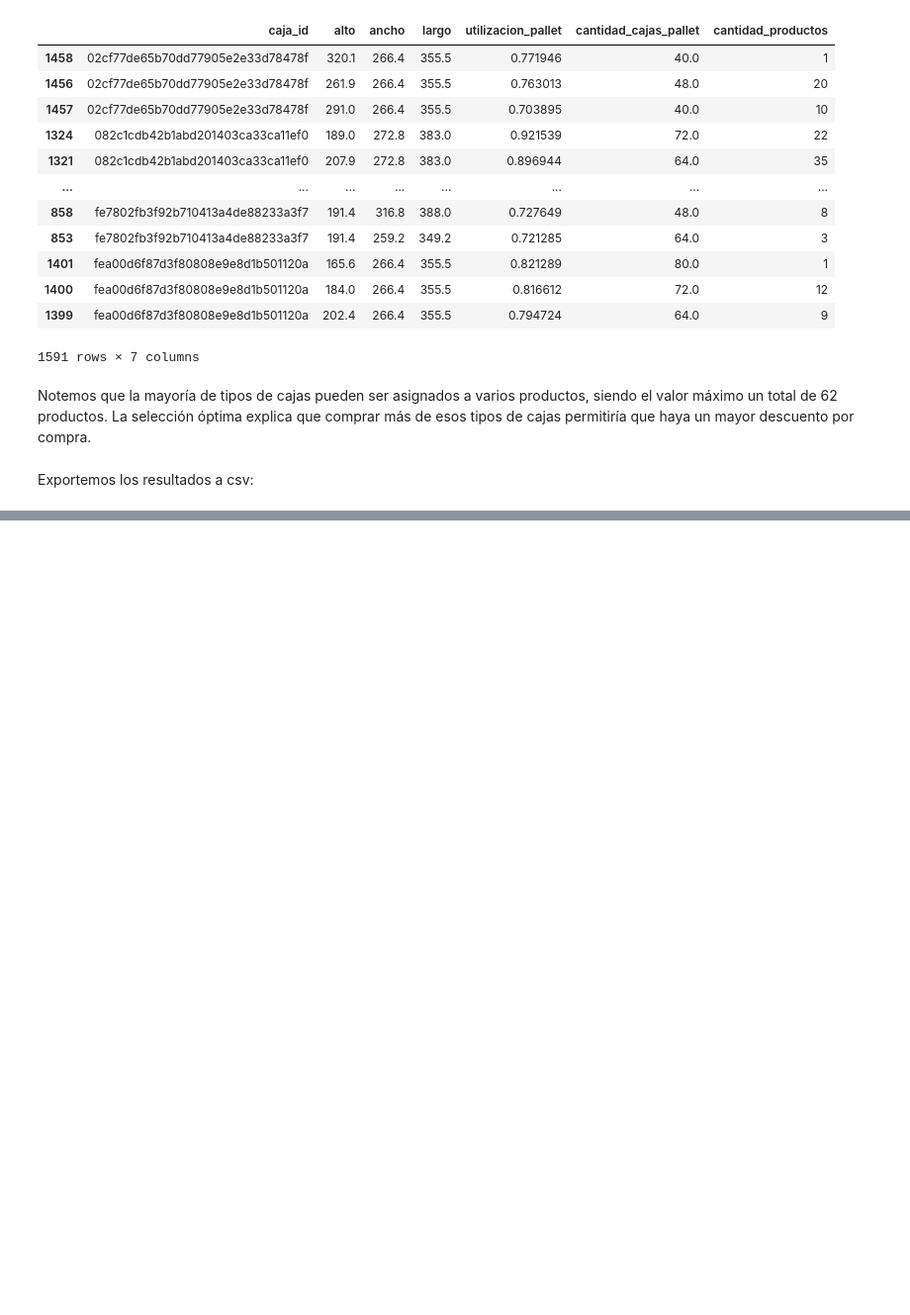
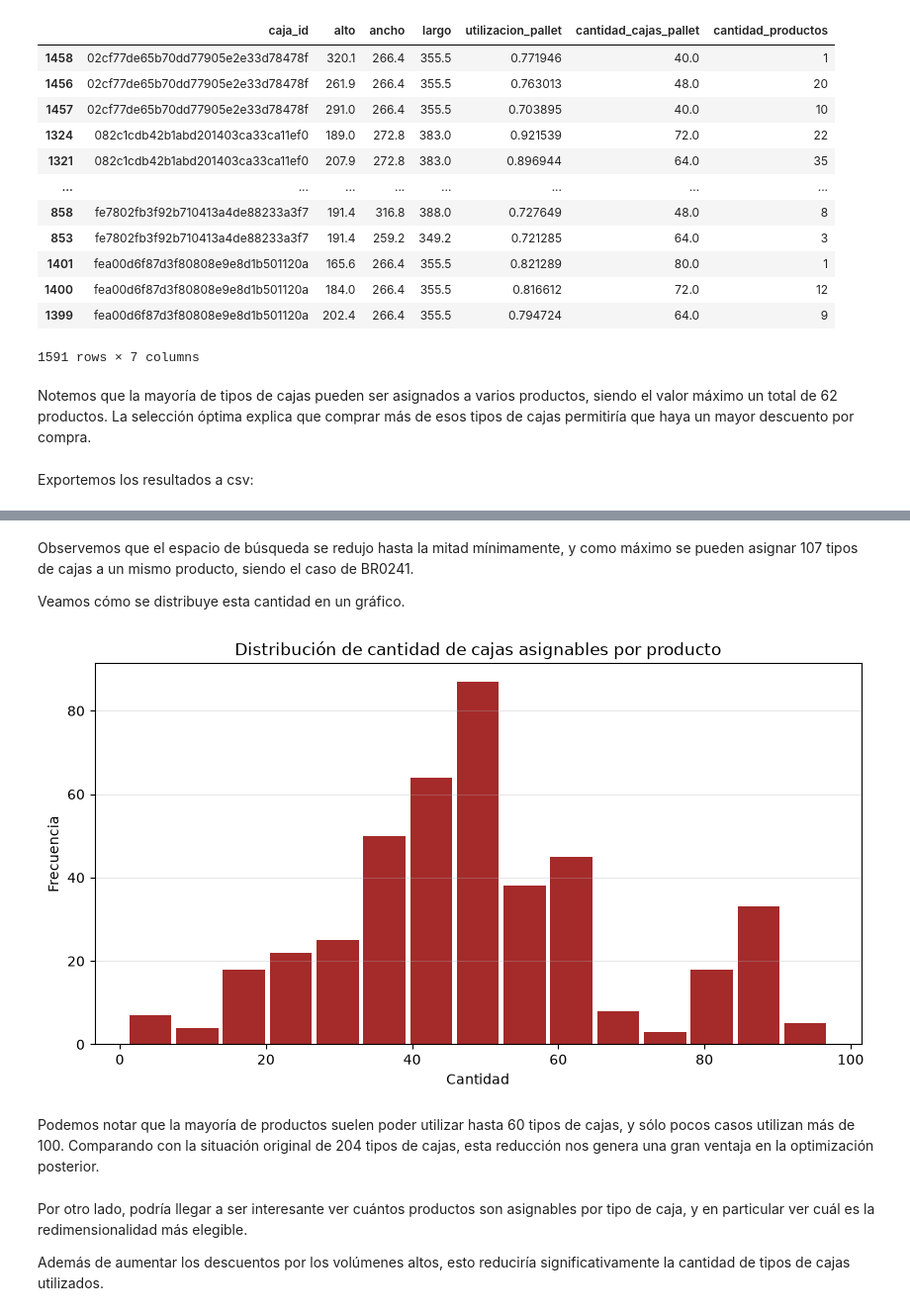
Before and after one commit to demianelnecave/AlixPartners-Competencia-Datos, a Jupyter notebook: 6.factibilidad copy.ipynb, the cells around one changed output, grey strips where cells are left out. Shown at 99% size. Cells and saved outputs as stored; diff of their text form; code cells hidden in the pictures; blank space fills up the shorter version.

Commit message:
agrego soluciones con redim

```diff
--- a/6.factibilidad copy.ipynb
+++ b/6.factibilidad copy.ipynb
@@ -251,0 +338,21 @@ df_exportar.to_csv('Factibilidad/factibilidad2_5mm.csv', index=False)
+# %% [markdown]
+Observemos que el espacio de búsqueda se redujo hasta la mitad mínimamente, y como máximo se pueden asignar 107 tipos de cajas a un mismo producto, siendo el caso de BR0241.
+
+Veamos cómo se distribuye esta cantidad en un gráfico.
+# %%
+plt.figure(figsize=(10, 5))
+plt.hist(df_factibilidad_5mm['cantidad_cajas_asignables'].dropna(), bins=15,
+         color='brown', rwidth=0.9)
+plt.title('Distribución de cantidad de cajas asignables por producto')
+plt.xlabel('Cantidad')
+plt.ylabel('Frecuencia')
+plt.grid(axis='y', alpha=0.3)
+plt.show()
+# %% [output]
+[figure, added]
+# %% [markdown]
+Podemos notar que la mayoría de productos suelen poder utilizar hasta 60 tipos de cajas, y sólo pocos casos utilizan más de 100. Comparando con la situación original de 204 tipos de cajas, esta reducción nos genera una gran ventaja en la optimización posterior.
+# %% [markdown]
+Por otro lado, podría llegar a ser interesante ver cuántos productos son asignables por tipo de caja, y en particular ver cuál es la redimensionalidad más elegible.
+
+Además de aumentar los descuentos por los volúmenes altos, esto reduciría significativamente la cantidad de tipos de cajas utilizados.
```
Also changed, not shown: parts of 31 cells of this notebook, 4 other files.
